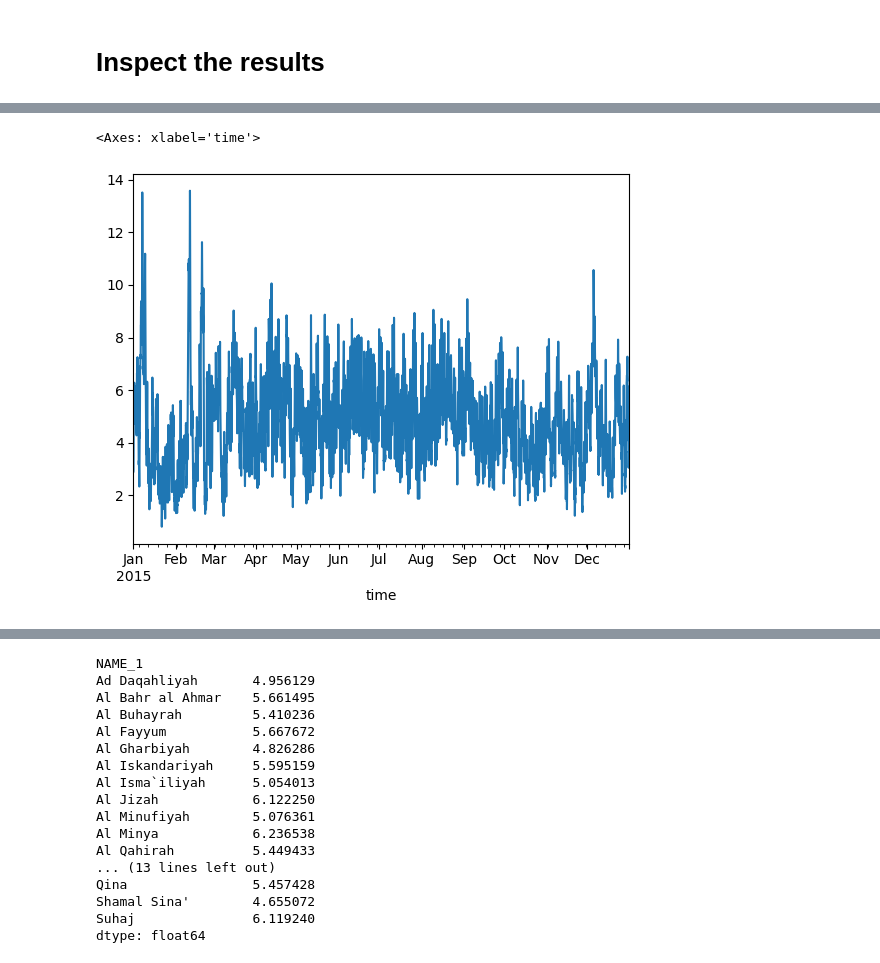
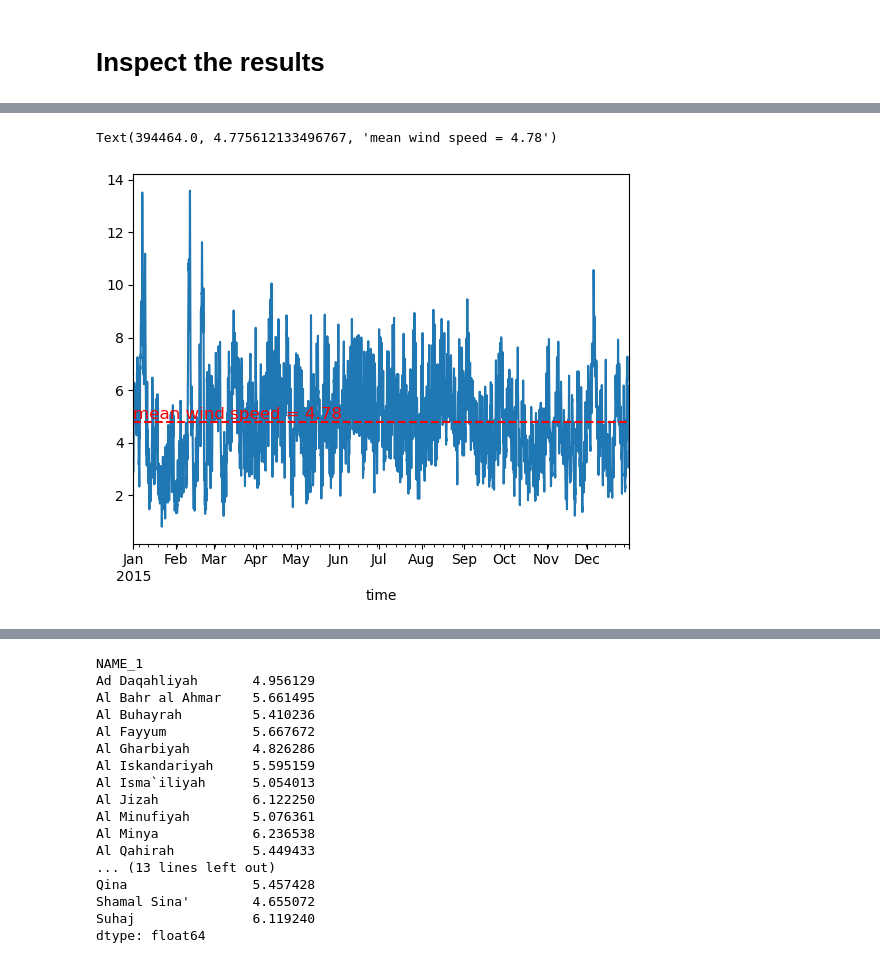
Before and after one commit to jome1/atlite_wind_speeds, a Jupyter notebook: wind_data_regions.ipynb, the cells around one changed output, grey strips where cells are left out. Cells and saved outputs as stored; diff of their text form; code cells hidden in the pictures.

```diff
--- a/wind_data_regions.ipynb
+++ b/wind_data_regions.ipynb
@@ -327,9 +328,14 @@ results
-# %%
-#plot selected region
-results[r"Janub Sina'"].plot()
-# %% [output]
-<Axes: xlabel='time'>
-[figure, removed]
+# %%
+#plot selected region
+results[r"Janub Sina'"].plot()
+#add mean wind speed
+mean_wind_speed_area = results[r"Janub Sina'"].mean()
+plt.axhline(y=mean_wind_speed_area, color='r', linestyle='--', label=f'mean wind speed')
+plt.text(x=plt.xlim()[0], y=mean_wind_speed_area, s=f'mean wind speed = {mean_wind_speed_area:.2f}',
+         color='r', fontsize=12, verticalalignment='bottom', horizontalalignment='left')
+# %% [output]
+Text(394464.0, 4.775612133496767, 'mean wind speed = 4.78')
+[figure, added]
 # %%
 #get max wind speeds after aggregation
 print('overall total: ', results.max().max())
```
Also changed, not shown: parts of 3 cells of this notebook.
